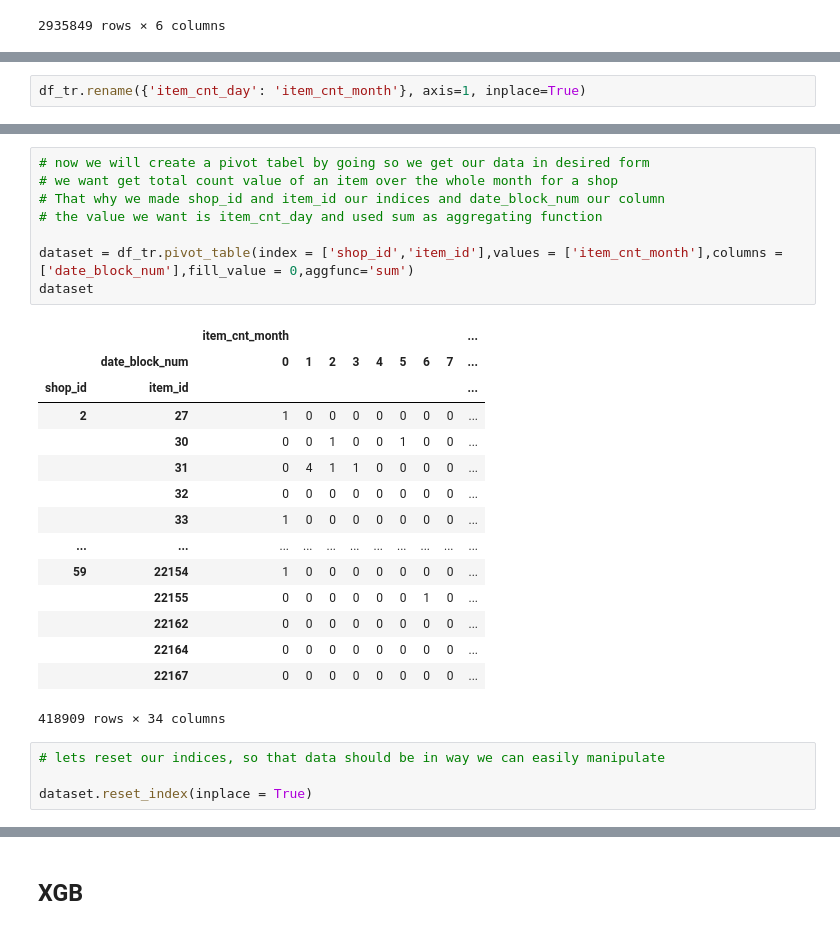
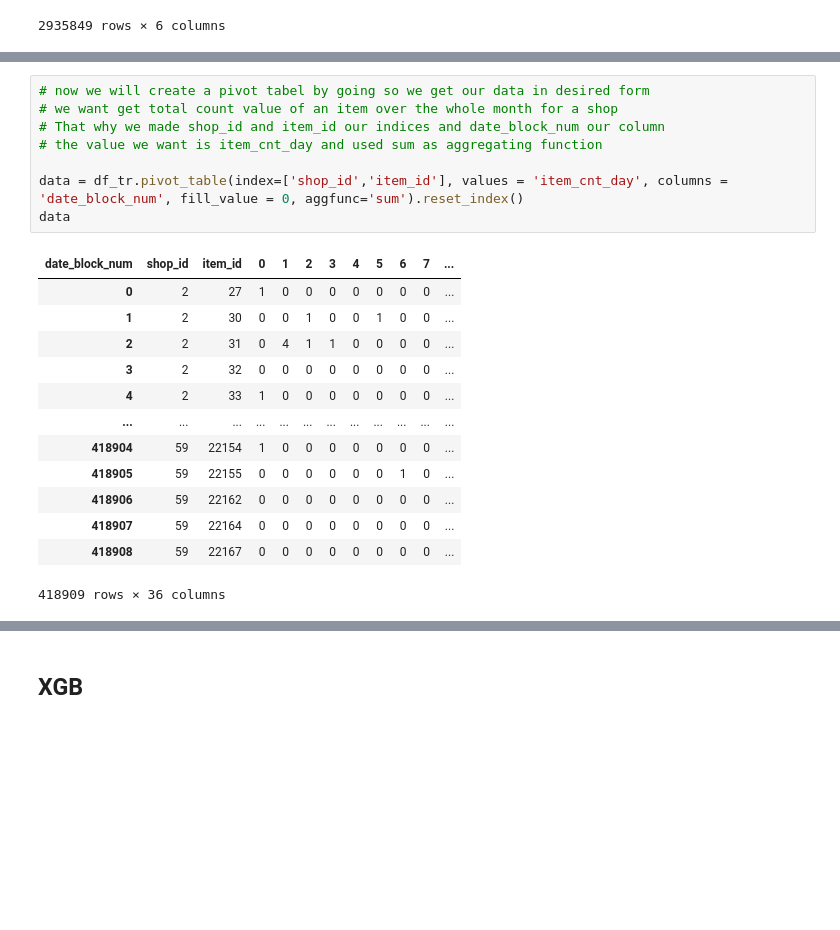
Before and after one commit to SabeehRaza-DS/FutureSales_Project, a Jupyter notebook: ML_XGB_LGBM_LSTM.ipynb, the cells around one changed output, grey strips where cells are left out. Drawn from its saved outputs; the diff is of its cells as text; blank space fills up the shorter version.

```diff
--- a/ML_LSTM.ipynb
+++ b/ML_XGB_LGBM_LSTM.ipynb
@@ -58,2 +48,0 @@ dtype: object
-# %%
-df_tr.rename({'item_cnt_day': 'item_cnt_month'}, axis=1, inplace=True)
@@ -60,31 +68,25 @@ df_tr.rename({'item_cnt_day': 'item_cnt_month'}, axis=1, inplace=True)
 # %%
 # now we will create a pivot tabel by going so we get our data in desired form
 # we want get total count value of an item over the whole month for a shop
 # That why we made shop_id and item_id our indices and date_block_num our column
 # the value we want is item_cnt_day and used sum as aggregating function
 
-dataset = df_tr.pivot_table(index = ['shop_id','item_id'],values = ['item_cnt_month'],columns = ['date_block_num'],fill_value = 0,aggfunc='sum')
-dataset
+data = df_tr.pivot_table(index=['shop_id','item_id'], values = 'item_cnt_day', columns = 'date_block_num', fill_value = 0, aggfunc='sum').reset_index()
+data
 # %% [output]
-|  |  | item_cnt_month |  |  |  |  |  |  |  | ... |
-|  | date_block_num | 0 | 1 | 2 | 3 | 4 | 5 | 6 | 7 | ... |
-| shop_id | item_id |  |  |  |  |  |  |  |  | ... |
-| 2 | 27 | 1 | 0 | 0 | 0 | 0 | 0 | 0 | 0 | ... |
-|  | 30 | 0 | 0 | 1 | 0 | 0 | 1 | 0 | 0 | ... |
-|  | 31 | 0 | 4 | 1 | 1 | 0 | 0 | 0 | 0 | ... |
-|  | 32 | 0 | 0 | 0 | 0 | 0 | 0 | 0 | 0 | ... |
-|  | 33 | 1 | 0 | 0 | 0 | 0 | 0 | 0 | 0 | ... |
-| ... | ... | ... | ... | ... | ... | ... | ... | ... | ... | ... |
-| 59 | 22154 | 1 | 0 | 0 | 0 | 0 | 0 | 0 | 0 | ... |
-|  | 22155 | 0 | 0 | 0 | 0 | 0 | 0 | 1 | 0 | ... |
-|  | 22162 | 0 | 0 | 0 | 0 | 0 | 0 | 0 | 0 | ... |
-|  | 22164 | 0 | 0 | 0 | 0 | 0 | 0 | 0 | 0 | ... |
-|  | 22167 | 0 | 0 | 0 | 0 | 0 | 0 | 0 | 0 | ... |
+| date_block_num | shop_id | item_id | 0 | 1 | 2 | 3 | 4 | 5 | 6 | 7 | ... |
+| 0 | 2 | 27 | 1 | 0 | 0 | 0 | 0 | 0 | 0 | 0 | ... |
+| 1 | 2 | 30 | 0 | 0 | 1 | 0 | 0 | 1 | 0 | 0 | ... |
+| 2 | 2 | 31 | 0 | 4 | 1 | 1 | 0 | 0 | 0 | 0 | ... |
+| 3 | 2 | 32 | 0 | 0 | 0 | 0 | 0 | 0 | 0 | 0 | ... |
+| 4 | 2 | 33 | 1 | 0 | 0 | 0 | 0 | 0 | 0 | 0 | ... |
+| ... | ... | ... | ... | ... | ... | ... | ... | ... | ... | ... | ... |
+| 418904 | 59 | 22154 | 1 | 0 | 0 | 0 | 0 | 0 | 0 | 0 | ... |
+| 418905 | 59 | 22155 | 0 | 0 | 0 | 0 | 0 | 0 | 1 | 0 | ... |
+| 418906 | 59 | 22162 | 0 | 0 | 0 | 0 | 0 | 0 | 0 | 0 | ... |
+| 418907 | 59 | 22164 | 0 | 0 | 0 | 0 | 0 | 0 | 0 | 0 | ... |
+| 418908 | 59 | 22167 | 0 | 0 | 0 | 0 | 0 | 0 | 0 | 0 | ... |
-418909 rows × 34 columns
+418909 rows × 36 columns
-# %%
-# lets reset our indices, so that data should be in way we can easily manipulate
-
-dataset.reset_index(inplace = True)
 # %%
 # Now we will merge our pivot table with the test_data because we want to keep the data of items we have
 # predict
```
Also changed, not shown: parts of 20 cells of this notebook.
